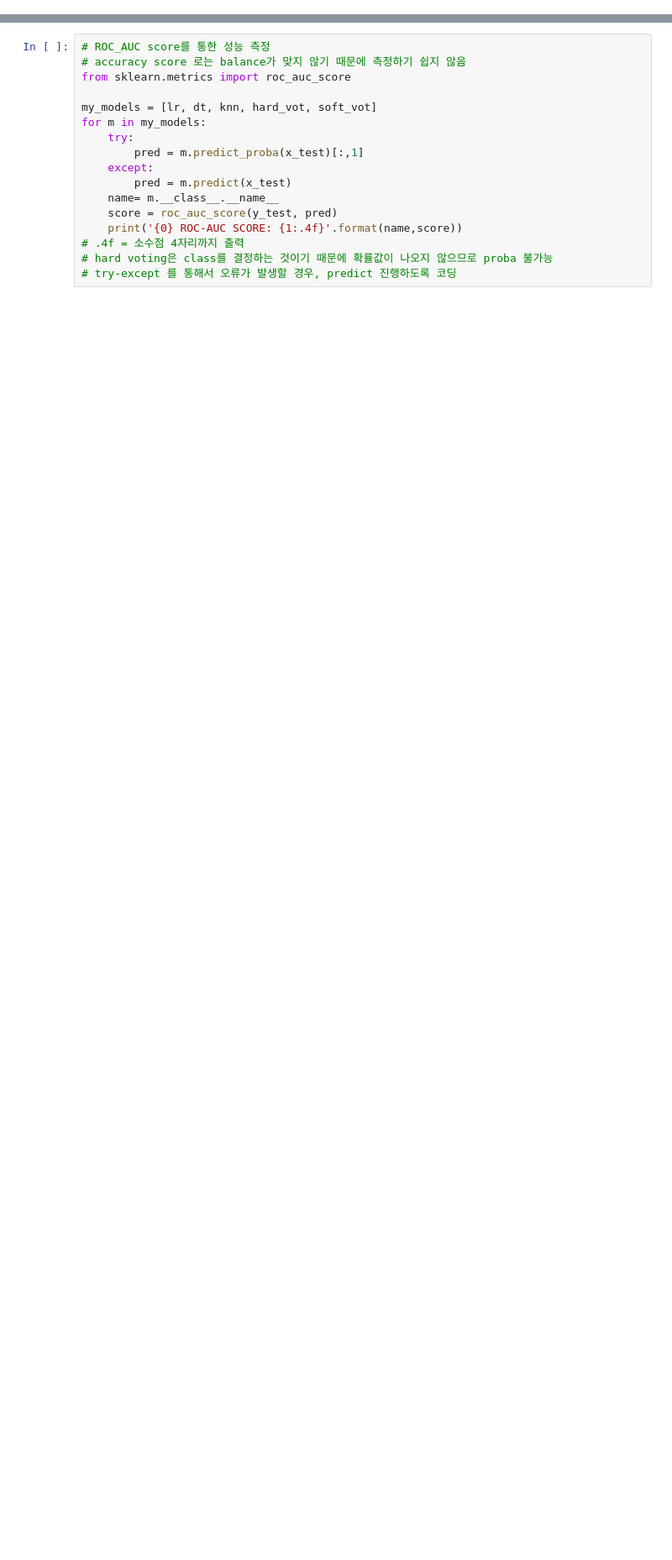
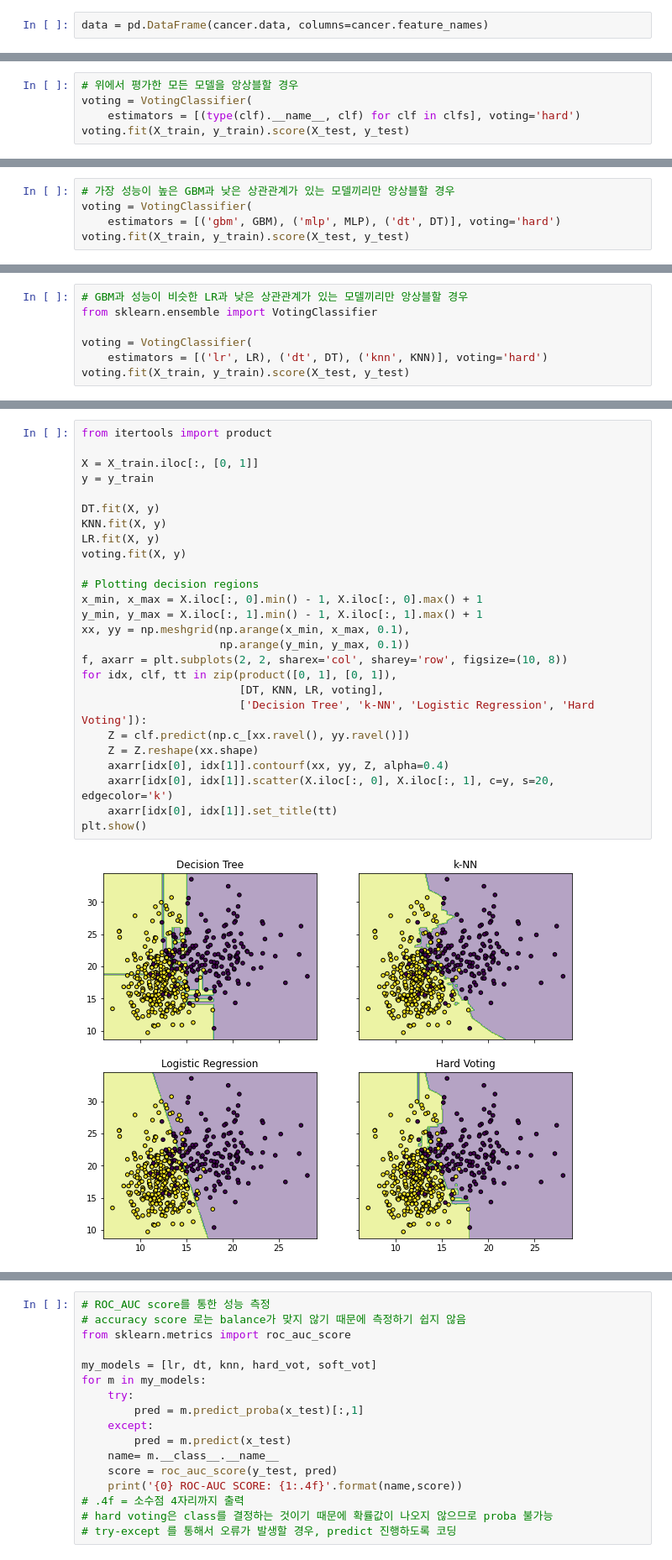
Before and after one commit to luckyspia/TIL, a Jupyter notebook: Machine_Learning/05.Ensemble.ipynb, the cells around one changed output, grey strips where cells are left out. Shown: that part at 84% size. Drawn from its saved outputs; the diff is of its cells as text; blank space fills up the shorter version.

```diff
--- a/Machine_Learning/05.Ensemble.ipynb
+++ b/Machine_Learning/05.Ensemble.ipynb
@@ -48,0 +24,2 @@ churn = churn.drop(columns='Exited')
+# %%
+data = pd.DataFrame(cancer.data, columns=cancer.feature_names)
@@ -123,0 +199,5 @@ VotingClassifier(estimators=[('LR', LogisticRegression()),
+# %%
+# 위에서 평가한 모든 모델을 앙상블할 경우
+voting = VotingClassifier(
+    estimators = [(type(clf).__name__, clf) for clf in clfs], voting='hard')
+voting.fit(X_train, y_train).score(X_test, y_test)
@@ -123,0 +206,5 @@ VotingClassifier(estimators=[('LR', LogisticRegression()),
+# %%
+# 가장 성능이 높은 GBM과 낮은 상관관계가 있는 모델끼리만 앙상블할 경우
+voting = VotingClassifier(
+    estimators = [('gbm', GBM), ('mlp', MLP), ('dt', DT)], voting='hard')
+voting.fit(X_train, y_train).score(X_test, y_test)
@@ -123,0 +213,7 @@ VotingClassifier(estimators=[('LR', LogisticRegression()),
+# %%
+# GBM과 성능이 비슷한 LR과 낮은 상관관계가 있는 모델끼리만 앙상블할 경우
+from sklearn.ensemble import VotingClassifier
+
+voting = VotingClassifier(
+    estimators = [('lr', LR), ('dt', DT), ('knn', KNN)], voting='hard')
+voting.fit(X_train, y_train).score(X_test, y_test)
@@ -123,0 +222,28 @@ VotingClassifier(estimators=[('LR', LogisticRegression()),
+# %%
+from itertools import product
+
+X = X_train.iloc[:, [0, 1]]
+y = y_train
+
+DT.fit(X, y)
+KNN.fit(X, y)
+LR.fit(X, y)
+voting.fit(X, y)
+
+# Plotting decision regions
+x_min, x_max = X.iloc[:, 0].min() - 1, X.iloc[:, 0].max() + 1
+y_min, y_max = X.iloc[:, 1].min() - 1, X.iloc[:, 1].max() + 1
+xx, yy = np.meshgrid(np.arange(x_min, x_max, 0.1),
+                     np.arange(y_min, y_max, 0.1))
+f, axarr = plt.subplots(2, 2, sharex='col', sharey='row', figsize=(10, 8))
+for idx, clf, tt in zip(product([0, 1], [0, 1]),
+                        [DT, KNN, LR, voting],
+                        ['Decision Tree', 'k-NN', 'Logistic Regression', 'Hard Voting']):
+    Z = clf.predict(np.c_[xx.ravel(), yy.ravel()])
+    Z = Z.reshape(xx.shape)
+    axarr[idx[0], idx[1]].contourf(xx, yy, Z, alpha=0.4)
+    axarr[idx[0], idx[1]].scatter(X.iloc[:, 0], X.iloc[:, 1], c=y, s=20, edgecolor='k')
+    axarr[idx[0], idx[1]].set_title(tt)
+plt.show()
+# %% [output]
+[figure, added]
```
Also changed, not shown: parts of 45 cells of this notebook.
